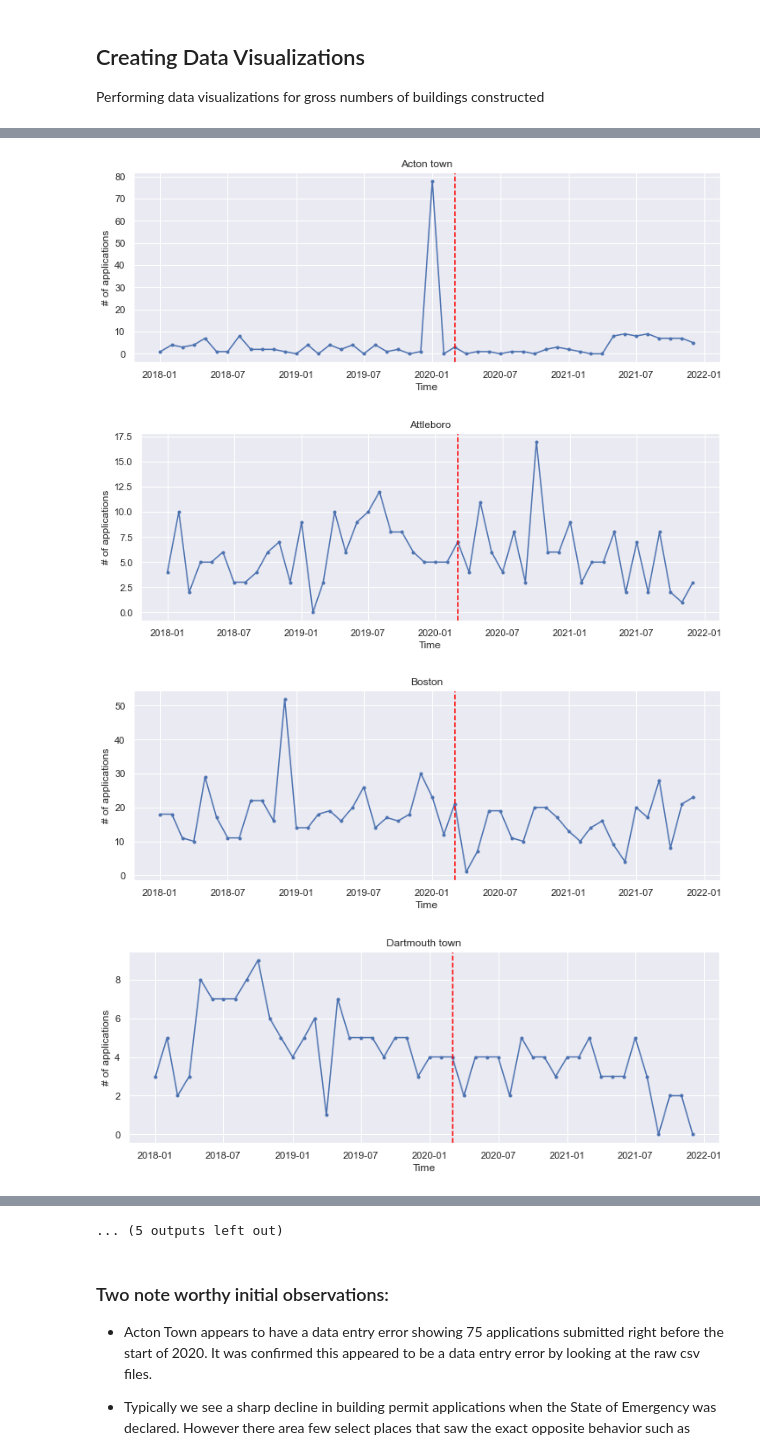
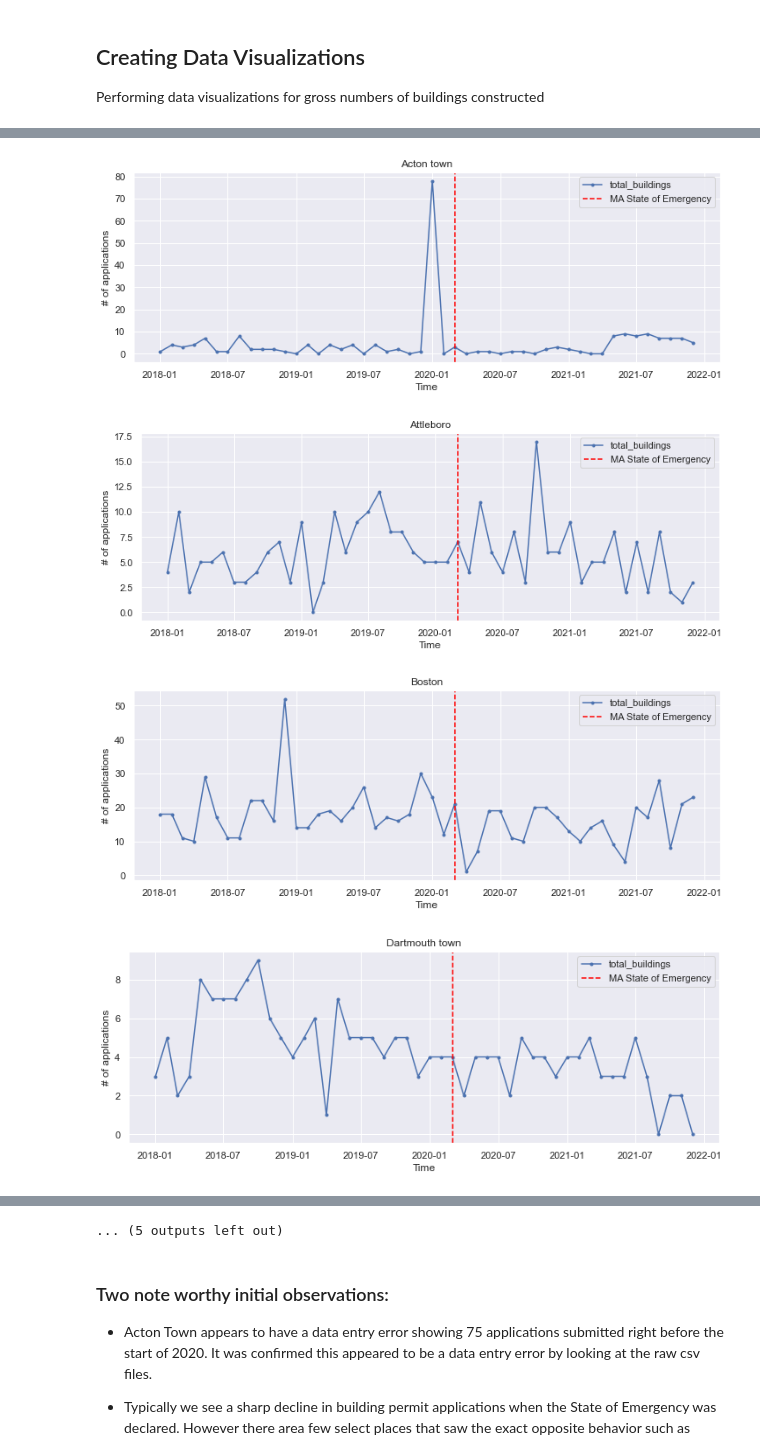
Before and after one commit to sauyeung92/MA_build_permit_analysis, a Jupyter notebook: MA Census Bureau Permit Analysis.ipynb, the cells around one changed output, grey strips where cells are left out. Drawn from its saved outputs; the diff is of its cells as text; code cells hidden in the pictures.

```diff
--- a/MA Census Bureau Permit Analysis.ipynb
+++ b/MA Census Bureau Permit Analysis.ipynb
@@ -271,11 +276,0 @@ A seperate plot was created below for building application submissions for Rural
-# %%
-sns.set(style = 'darkgrid')
-
-
-sns.relplot(data = ma_df_piv[ma_df_piv.classif=='R'],
-    x = 'date', y = 'total_buildings',
-    kind = 'line', marker = 'o',
-    height = 8, aspect = 2)
-
-#red vertical line indicates start date of COVID-19 restrictions
-plt.axvline(pd.to_datetime('2020-03-01'), color = 'red', linestyle = '--')
@@ -308,0 +293,16 @@ For the purpose of this EDA, we will be looking at permit data within the past 4
+# %%
+mapdf = gdp.read_file(r'C:\Users\sjauy\Python\HODP\building_permit_analysis\permit_env\shape files\TOWNSSURVEY_POLYM.shp')
+# %%
+#creating a list of distinct years within the data set
+target_years = ([i for i in pd.DatetimeIndex(ma_df.date).year.unique()])
+target_merge = pd.DataFrame()
+
+#setting up new dataframe that contains spacial data, permit counts, and the respective year
+for i in target_years:
+    temp_df = yeardict[i].groupby(['year','Place'])['total_buildings'].sum().reset_index()
+    temp_df['str_split'] = temp_df.Place.str.split(' ')
+    temp_df['TOWN'] = temp_df.str_split.str[0].str.upper()
+    temp_df = temp_df.drop(['Place', 'str_split'], 1)
+    mergetemp = mapdf.merge(temp_df, how = 'left', on = 'TOWN')
+    mergetemp = mergetemp.fillna({'year':i,'total_buildings':0})
+    target_merge = target_merge.append(mergetemp)
@@ -395,12 +437,12 @@ ax = ma_df_topbuild_piv.plot.barh(stacked = True, \
                         figsize = [20,15], \
                         title = 'MA Building Permit Applications')
 
-ax.set_xlabel('# of Buildings', fontsize = 20, labelpad = 20 )
+ax.set_xlabel('Authorized Building Permits', fontsize = 20, labelpad = 20 )
     #labelpad provides more space between xlabel and xticks
 ax.set_ylabel('City', fontsize = 20, labelpad = 20)
 plt.yticks(rotation = 0)
 ax.invert_yaxis() #plots bar graph in descending order
-ax.set_title('MA Building Permit Applications', fontsize = 20)
+ax.set_title('All Residential Building Types', fontsize = 20)
 ax.legend(title = 'Year', loc = 4)
 # %% [output]
 <matplotlib.legend.Legend at 0x...>
@@ -410,17 +452,18 @@ top_places = ma_df_topbuild['Place'].unique()
 # %%
 #plotting applications vs time for each of these top places
 
 for i in range(len(top_places)):
     fig, ax = plt.subplots(figsize = (12,4))
     ax.plot('date', 'total_buildings', data = ma_df_topbuild[ma_df_topbuild.Place == top_places[i]], marker = '.')
-    plt.axvline(pd.to_datetime('2020-03-01'), color = 'red', linestyle = '--')
+    plt.axvline(pd.to_datetime('2020-03-01'), color = 'red', linestyle = '--', label = 'MA State of Emergency' )
+    plt.legend()
     ax.set_xlabel('Time')
     ax.set_ylabel('# of applications')
     ax.set_title(top_places[i])
 
 plt.show()
 # %% [output]
-[figure, old version]
+[figure, new version]
-[figure, old version]
+[figure, new version]
-[figure, old version]
+[figure, new version]
-[figure, old version]
+[figure, new version]
```
Also changed, not shown: parts of 25 cells of this notebook.
